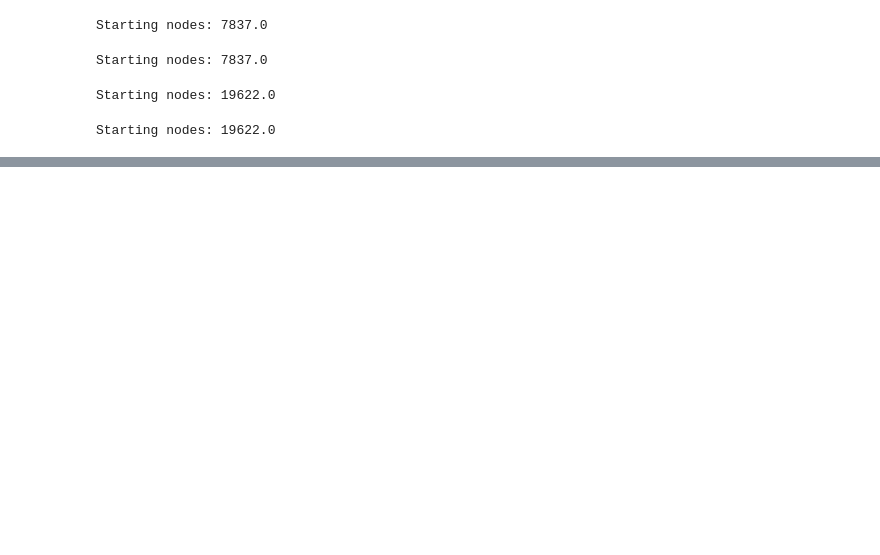
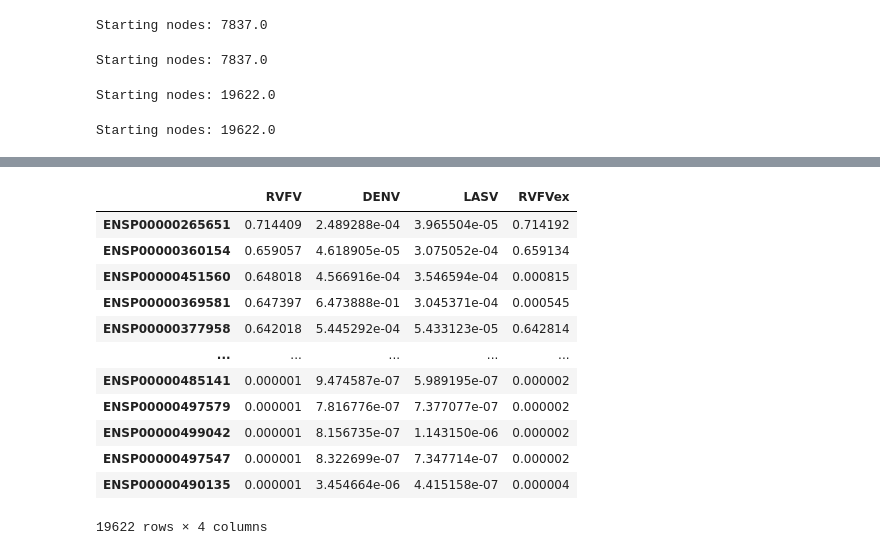
Before and after one commit to tim-stocker/viral_interact, a Jupyter notebook: Notebooks/rvfv.ipynb, the cells around one changed output, grey strips where cells are left out. Cells and saved outputs as stored; diff of their text form; code cells hidden in the pictures; blank space fills up the shorter version.

```diff
--- a/Notebooks/rvfv.ipynb
+++ b/Notebooks/rvfv.ipynb
@@ -223,0 +394,7 @@ Starting nodes: 19622.0
+# %%
+# D tilde and full network with Lassa virus
+
+s_array_one, network_one, network_list_one = select_network_subset(lasv_s_array, w_sparse_matrix.tocsr(), 3)
+y_array_one = calculate_scores(s_array_one, network_one, network_list_one, d_or_i='D', alpha=0.5)
+
+prot_scores_lasv = sort_filter_scores(y_array_one, network_list_one, lasv_interactor_list, filter=False)
@@ -223,0 +404,7 @@ Starting nodes: 19622.0
+# %%
+# D tilde and full network with expanded RVFV from IntAct DB
+
+s_array_one, network_one, network_list_one = select_network_subset(ex_rvfv_s_array, w_sparse_matrix.tocsr(), 3)
+y_array_one = calculate_scores(s_array_one, network_one, network_list_one, d_or_i='D', alpha=0.5)
+
+prot_scores_ex_rvfv = sort_filter_scores(y_array_one, network_list_one, ex_rvfv_s_array, filter=False)
@@ -224,15 +413,15 @@ Starting nodes: 19622.0
 # %%
 # Add scores to dataframe
 
-scores_df = pd.DataFrame(index=[p for _,p in prot_scores_I_one], columns=["I_one"])
+scores_df = pd.DataFrame(index=[p.split('.')[1] for _,p in prot_scores_D_full], columns=["RVFV"])
 
 scores = [
-    (prot_scores_I_one, 'I_one'),
-    (prot_scores_I_full, 'I_full'),
-    (prot_scores_D_one, 'D_one'),
-    (prot_scores_D_full, 'D_full'),
+    (prot_scores_D_full, 'RVFV'),
+    (prot_scores_denv, 'DENV'),
+    (prot_scores_lasv, 'LASV'),
+    (prot_scores_ex_rvfv, 'RVFVex')
 ]
 
 for prot_scores, column_name in scores:
     for s, p in prot_scores:
-        scores_df.loc[p, column_name] = s
+        scores_df.loc[p.split('.')[1], column_name] = s
@@ -247,3 +427,0 @@ for col in rank_columns:
-# %%
-scores_df = scores_df.sort_values('D_full', ascending=False)
-scores_df[:15]
@@ -266,0 +428,16 @@ scores_df[:15]
+# %%
+scores_df
+# %% [output]
+|  | RVFV | DENV | LASV | RVFVex |
+| ENSP00000265651 | 0.714409 | 2.489288e-04 | 3.965504e-05 | 0.714192 |
+| ENSP00000360154 | 0.659057 | 4.618905e-05 | 3.075052e-04 | 0.659134 |
+| ENSP00000451560 | 0.648018 | 4.566916e-04 | 3.546594e-04 | 0.000815 |
+| ENSP00000369581 | 0.647397 | 6.473888e-01 | 3.045371e-04 | 0.000545 |
+| ENSP00000377958 | 0.642018 | 5.445292e-04 | 5.433123e-05 | 0.642814 |
+| ... | ... | ... | ... | ... |
+| ENSP00000485141 | 0.000001 | 9.474587e-07 | 5.989195e-07 | 0.000002 |
+| ENSP00000497579 | 0.000001 | 7.816776e-07 | 7.377077e-07 | 0.000002 |
+| ENSP00000499042 | 0.000001 | 8.156735e-07 | 1.143150e-06 | 0.000002 |
+| ENSP00000497547 | 0.000001 | 8.322699e-07 | 7.347714e-07 | 0.000002 |
+| ENSP00000490135 | 0.000001 | 3.454664e-06 | 4.415158e-07 | 0.000004 |
+19622 rows × 4 columns
```
Also changed, not shown: parts of 66 cells of this notebook, 1 other file.
